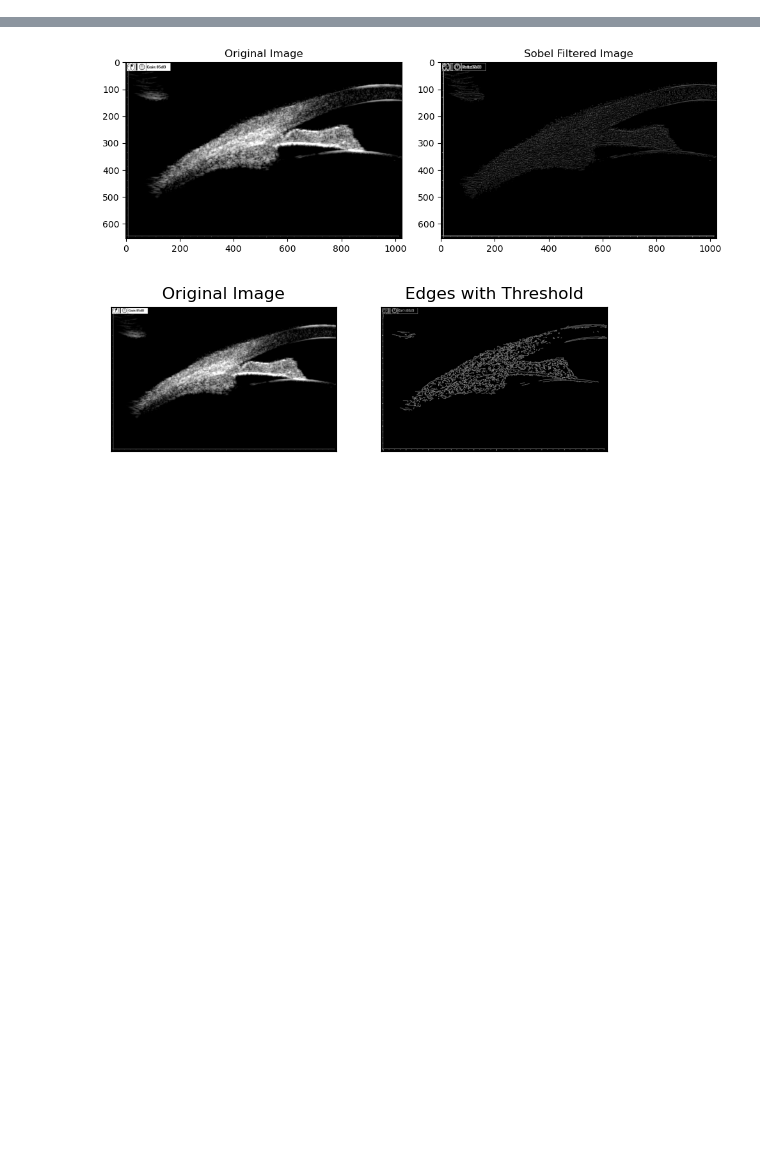
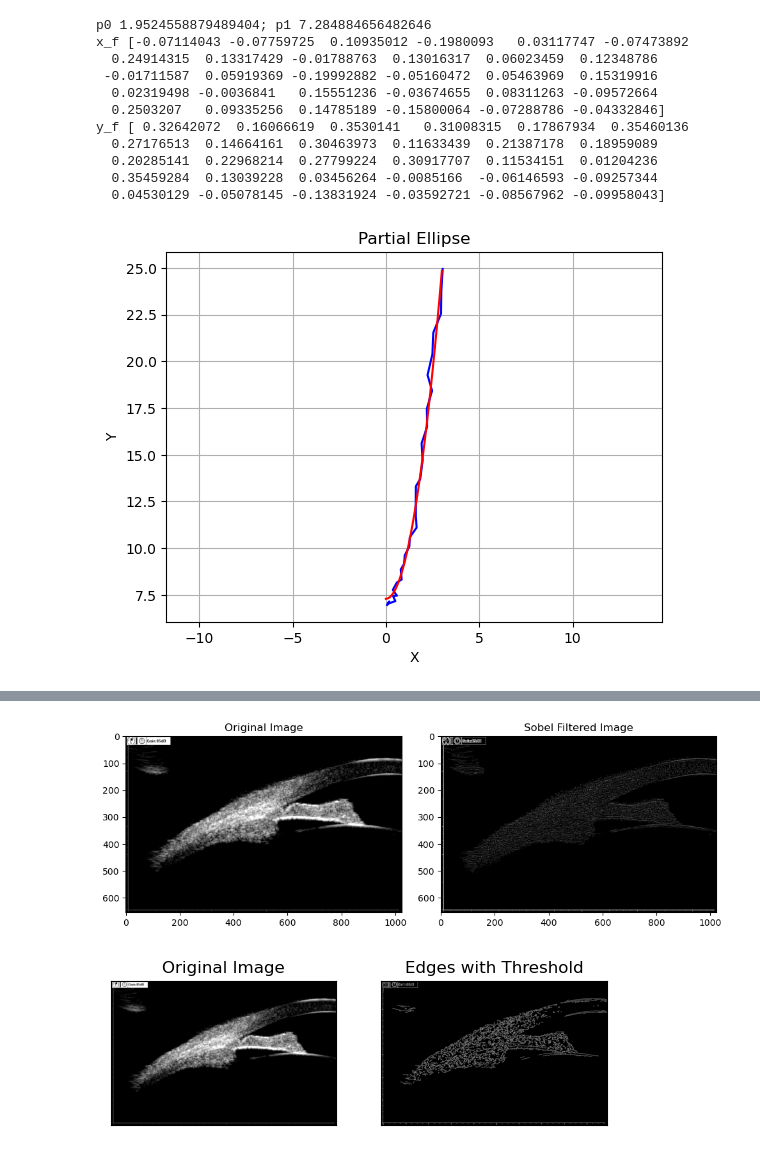
Before and after one commit to YuTheon/lens_fitting_se, a Jupyter notebook: filter.ipynb, the cells around one changed output, grey strips where cells are left out. Saved outputs shown, nothing was run; the diff lists cells and outputs as text; code cells hidden in the pictures; blank space fills up the shorter version.

```diff
--- a/filter.ipynb
+++ b/filter.ipynb
@@ -0,0 +408,66 @@
+# %%
+# 检测curve_fit的方式能不能拟合一个正确的椭圆
+# 按函数定义是分成independent data & dependent data, and there would be eps.
+"""首先画出带噪声的随机点，其次是画出拟合的图像
+"""
+import numpy as np
+import matplotlib.pyplot as plt
+from scipy.optimize import curve_fit
+
+def get_oval(noise_factor=0.1):
+    p1 = 2
+    p2 = 7
+    x = np.linspace(0, 3, 30)
+    y = p1 * x ** 2 + p2
+    x += np.random.normal(0, noise_factor, x.shape)
+    y += np.random.normal(0, noise_factor, y.shape)
+    x_rotated = x
+    y_rotated = y
+    return x_rotated, y_rotated
+
+def oval_model(x, p1, p2):
+    """ 椭圆方程，t is radian, sin use"""
+    return p1 * x ** 2 + p2
+
+def find_oval(x, y):
+    """拟合椭圆的过程"""
+    init_guess = (200, 71)
+    params_bounds = ([-np.inf, -np.inf], [np.inf, np.inf])
+    params, _ = curve_fit(oval_model, x, y, p0=init_guess, bounds=params_bounds)
+
+    # 计算椭圆上每个点的坐标
+    p0, p1 = params
+    print(f'p0 {p0}; p1 {p1}')
+    x = np.linspace(0, 3, 30)
+    y = p0 * x ** 2 + p1
+    return x, y
+
+x_rotated, y_rotated = get_oval(0.1)
+# print(f'x_rotated {x_rotated}')
+# print(f'y_rotated {y_rotated}')
+# x_rotated, y_rotated = x_rotated[:100], y_rotated[:100]
+x_f, y_f = find_oval(x_rotated, y_rotated)
+print(f'x_f {x_f-x_rotated}')
+print(f'y_f {y_f-y_rotated}')
+
+plt.plot(x_rotated, y_rotated, c="blue")
+plt.plot(x_f, y_f, c="red")
+plt.axis('equal')  # 保持坐标轴刻度相等，避免椭圆被扭曲
+plt.title('Partial Ellipse')
+plt.xlabel('X')
+plt.ylabel('Y')
+plt.grid()
+plt.show()
+# %% [output]
+p0 1.9524558879489404; p1 7.284884656482646
+x_f [-0.07114043 -0.07759725  0.10935012 -0.1980093   0.03117747 -0.07473892
+  0.24914315  0.13317429 -0.01788763  0.13016317  0.06023459  0.12348786
+ -0.01711587  0.05919369 -0.19992882 -0.05160472  0.05463969  0.15319916
+  0.02319498 -0.0036841   0.15551236 -0.03674655  0.08311263 -0.09572664
+  0.2503207   0.09335256  0.14785189 -0.15800064 -0.07288786 -0.04332846]
+y_f [ 0.32642072  0.16066619  0.3530141   0.31008315  0.17867934  0.35460136
+  0.27176513  0.14664161  0.30463973  0.11633439  0.21387178  0.18959089
+  0.20285141  0.22968214  0.27799224  0.30917707  0.11534151  0.01204236
+  0.35459284  0.13039228  0.03456264 -0.0085166  -0.06146593 -0.09257344
+  0.04530129 -0.05078145 -0.13831924 -0.03592721 -0.08567962 -0.09958043]
+[figure, added]
```
Also changed, not shown: parts of 19 cells of this notebook.
